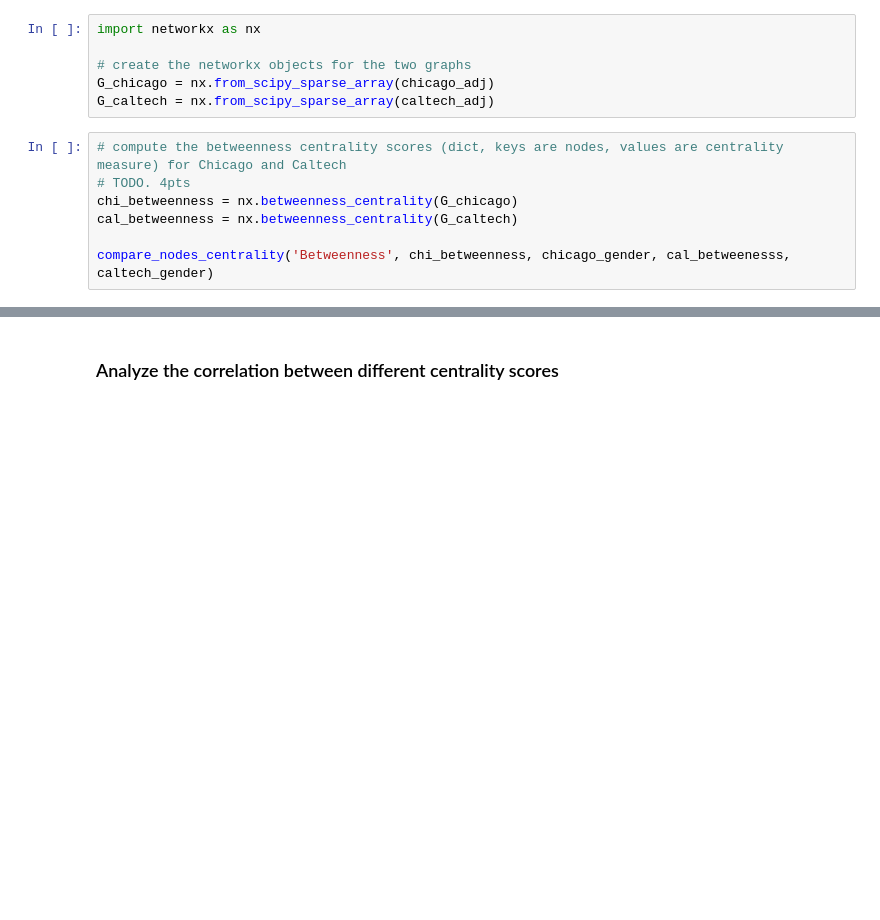
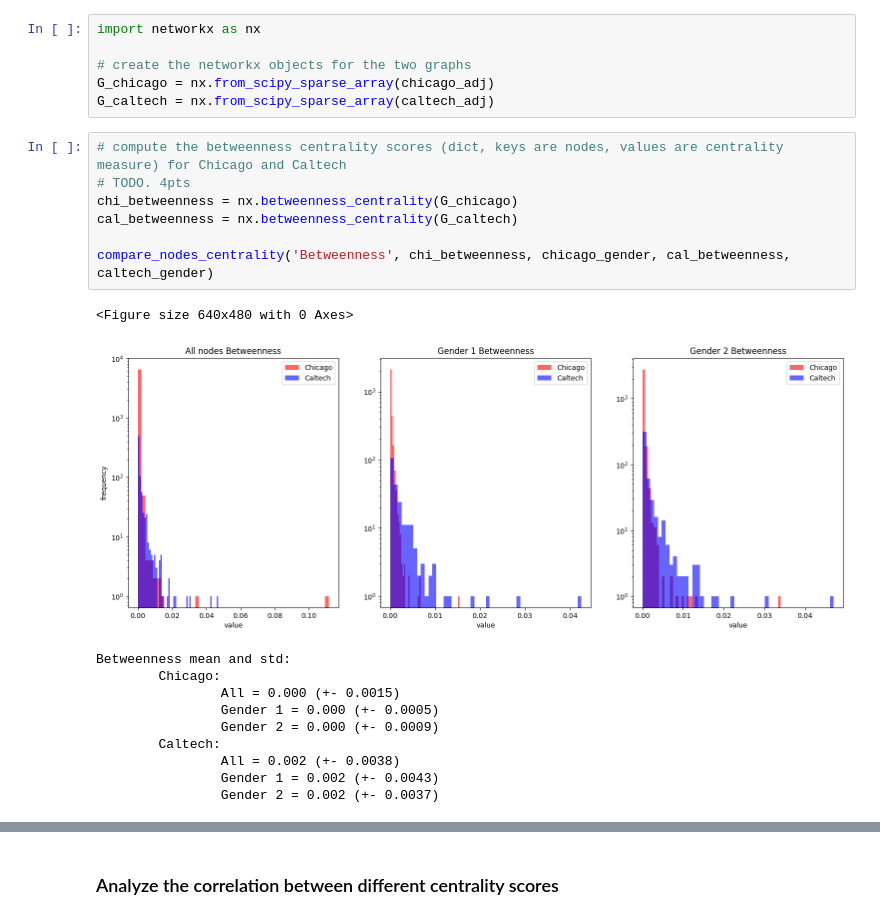
Before and after one commit to LesleyYu/DSCI531, a Jupyter notebook: hw4/hw4-network-analysis.ipynb, the cells around one changed output, grey strips where cells are left out. Saved outputs shown, nothing was run; the diff lists cells and outputs as text; blank space fills up the shorter version.

```diff
--- a/hw4/hw4-network-analysis.ipynb
+++ b/hw4/hw4-network-analysis.ipynb
@@ -156,10 +168,22 @@ G_caltech = nx.from_scipy_sparse_array(caltech_adj)
 # %%
 # compute the betweenness centrality scores (dict, keys are nodes, values are centrality measure) for Chicago and Caltech
 # TODO. 4pts
 chi_betweenness = nx.betweenness_centrality(G_chicago)
 cal_betweenness = nx.betweenness_centrality(G_caltech)
 
-compare_nodes_centrality('Betweenness', chi_betweenness, chicago_gender, cal_betweenesss, caltech_gender)
+compare_nodes_centrality('Betweenness', chi_betweenness, chicago_gender, cal_betweenness, caltech_gender)
+# %% [output]
+<Figure size 640x480 with 0 Axes>
+[figure, added]
+Betweenness mean and std:
+        Chicago:
+                All = 0.000 (+- 0.0015)
+                Gender 1 = 0.000 (+- 0.0005)
+                Gender 2 = 0.000 (+- 0.0009)
+        Caltech:
+                All = 0.002 (+- 0.0038)
+                Gender 1 = 0.002 (+- 0.0043)
+                Gender 2 = 0.002 (+- 0.0037)
 # %%
 # compute the degreee centrality scores (dict, keys are nodes, values are centrality measure) for Chicago and Caltech
 # TODO. 4pts
```
Also changed, not shown: parts of 23 cells of this notebook, 1 other file.
